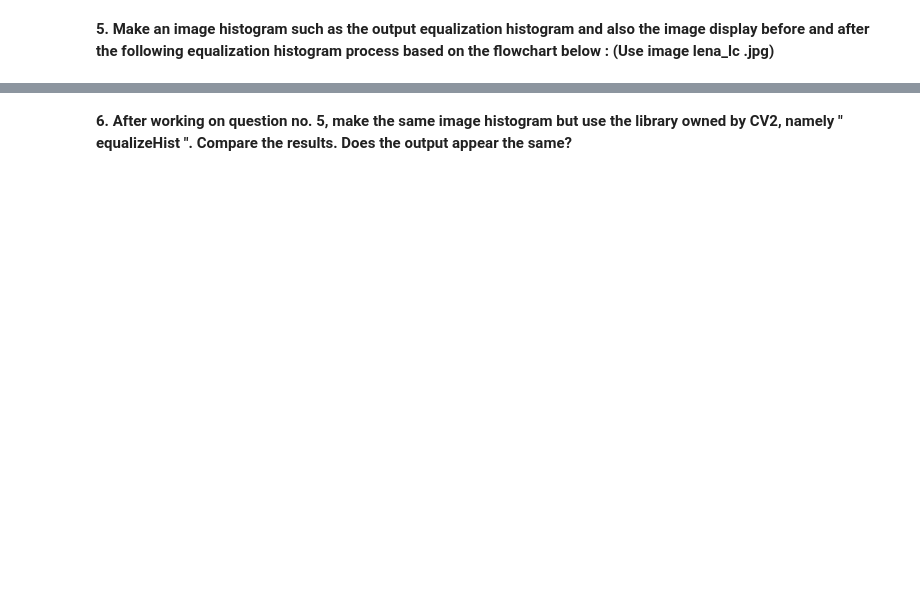
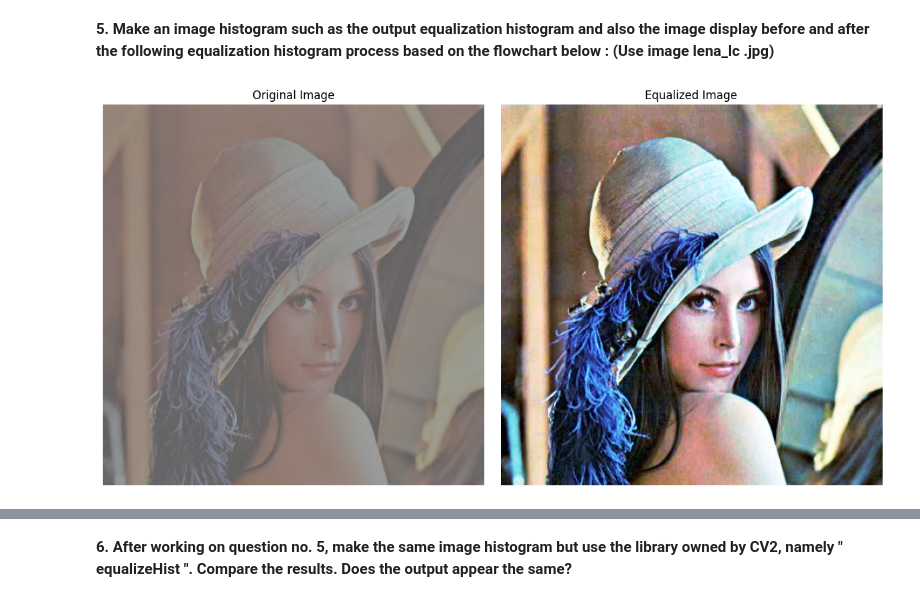
Before and after one commit to MuhammadAdhikaIsaNugraha/PVCK_Ganjil_2023, a Jupyter notebook: Week6.ipynb, the cells around one changed output, grey strips where cells are left out. Drawn from its saved outputs; the diff is of its cells as text; code cells hidden in the pictures; blank space fills up the shorter version.

```diff
--- a/Week6.ipynb
+++ b/Week6.ipynb
@@ -134,2 +205,93 @@ else:
 # %% [markdown]
 **5. Make an image histogram such as the output equalization histogram and also the image display before and after the following equalization histogram process based on the flowchart below : (Use image lena_lc .jpg)**
+# %%
+import cv2 as cv
+import matplotlib.pyplot as plt
+
+# Load an image
+image_path = '/content/drive/MyDrive/Polinema/Semester 5/PVCK/Meeting 6/lena_lc.jpg'  # Replace with the path to your image
+image = cv.imread(image_path)
+
+# Check if the image was loaded successfully
+if image is None:
+    print("Error: Unable to load the image.")
+else:
+    # Split the image into RGB channels
+    b, g, r = cv.split(image)
+
+    # Apply histogram equalization to each channel
+    equalized_r = cv.equalizeHist(r)
+    equalized_g = cv.equalizeHist(g)
+    equalized_b = cv.equalizeHist(b)
+
+    # Merge the equalized channels to create the equalized color image
+    equalized_image = cv.merge([equalized_b, equalized_g, equalized_r])
+
+    # Plot the original and equalized images
+    plt.figure(figsize=(12, 6))
+
+    # Original Image
+    plt.subplot(1, 2, 1)
+    plt.imshow(cv.cvtColor(image, cv.COLOR_BGR2RGB))
+    plt.title('Original Image')
+    plt.axis('off')
+
+    # Equalized Image
+    plt.subplot(1, 2, 2)
+    plt.imshow(cv.cvtColor(equalized_image, cv.COLOR_BGR2RGB))
+    plt.title('Equalized Image')
+    plt.axis('off')
+
+    plt.tight_layout()
+    plt.show()
+
+    # Plot histograms for each RGB channel
+    plt.figure(figsize=(12, 4))
+
+    # Original Image Histograms
+    plt.subplot(131)
+    plt.hist(r.ravel(), bins=256, range=(0, 256), color='red', alpha=0.6)
+    plt.xlabel('Pixel Value')
+    plt.ylabel('Frequency')
+    plt.title('Red Channel Histogram (Original)')
+
+    plt.subplot(132)
+    plt.hist(g.ravel(), bins=256, range=(0, 256), color='green', alpha=0.6)
+    plt.xlabel('Pixel Value')
+    plt.ylabel('Frequency')
+    plt.title('Green Channel Histogram (Original)')
+
+    plt.subplot(133)
+    plt.hist(b.ravel(), bins=256, range=(0, 256), color='blue', alpha=0.6)
+    plt.xlabel('Pixel Value')
+    plt.ylabel('Frequency')
+    plt.title('Blue Channel Histogram (Original)')
+
+    plt.tight_layout()
+    plt.show()
+
+    # Plot histograms for each RGB channel after equalization
+    plt.figure(figsize=(12, 4))
+
+    plt.subplot(131)
+    plt.hist(equalized_r.ravel(), bins=256, range=(0, 256), color='red', alpha=0.6)
+    plt.xlabel('Pixel Value')
+    plt.ylabel('Frequency')
+    plt.title('Red Channel Histogram (Equalized)')
+
+    plt.subplot(132)
+    plt.hist(equalized_g.ravel(), bins=256, range=(0, 256), color='green', alpha=0.6)
+    plt.xlabel('Pixel Value')
+    plt.ylabel('Frequency')
+    plt.title('Green Channel Histogram (Equalized)')
+
+    plt.subplot(133)
+    plt.hist(equalized_b.ravel(), bins=256, range=(0, 256), color='blue', alpha=0.6)
+    plt.xlabel('Pixel Value')
+    plt.ylabel('Frequency')
+    plt.title('Blue Channel Histogram (Equalized)')
+
+    plt.tight_layout()
+    plt.show()
+# %% [output]
+[figure, added]
```
Also changed, not shown: parts of 7 cells of this notebook.
